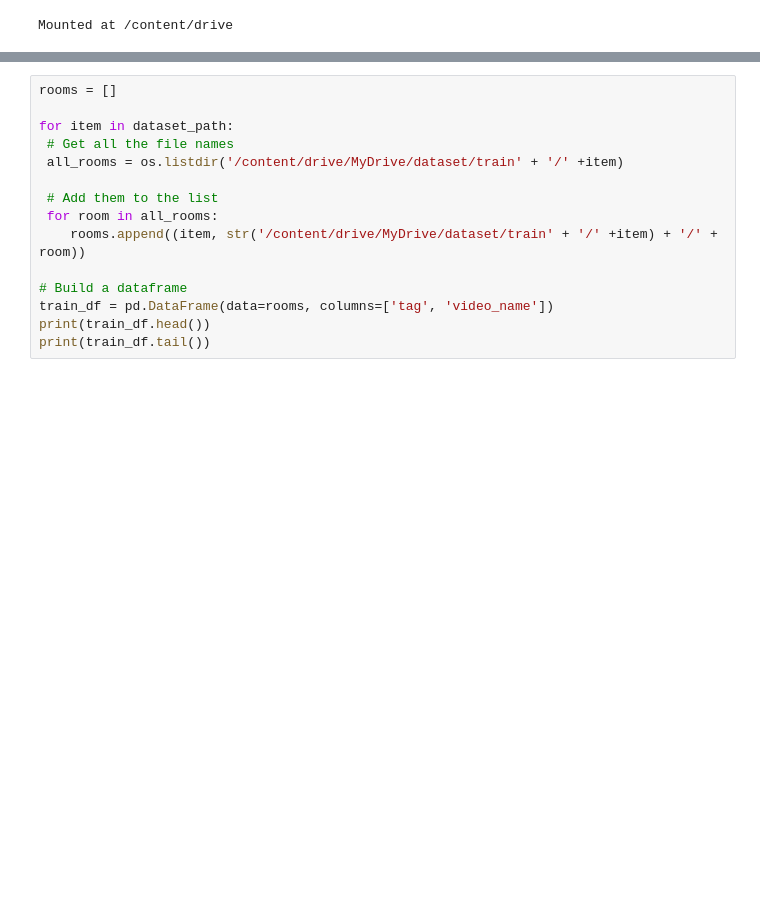
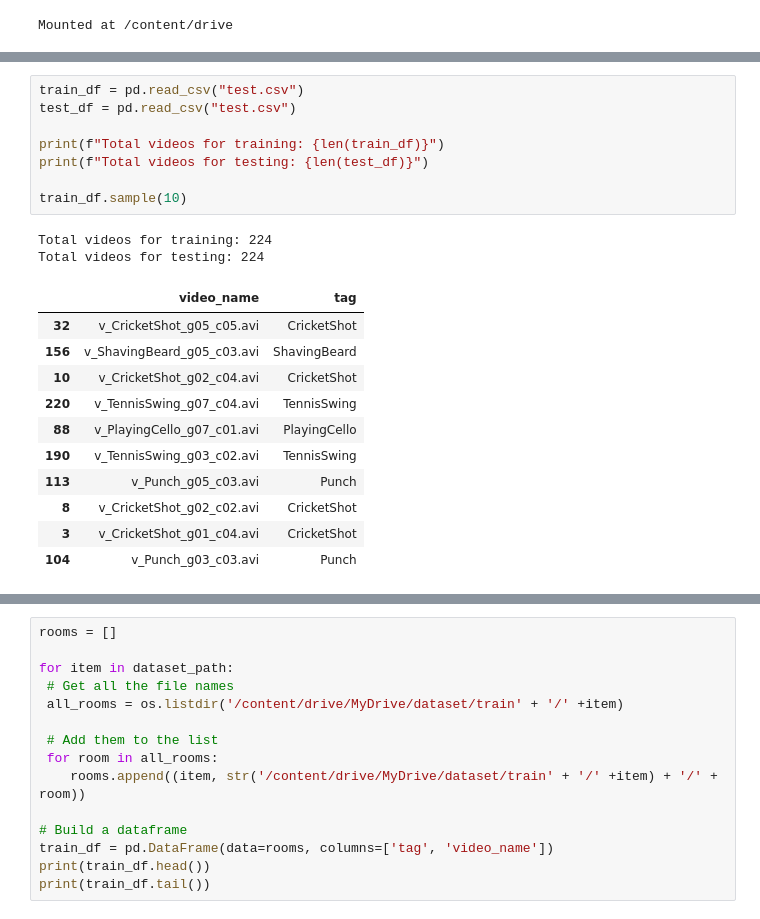
Before and after one commit to ganyiwatakunda/ObjectDetection, a Jupyter notebook: objectDetection.ipynb, the cells around one changed output, grey strips where cells are left out. Cells and saved outputs as stored; diff of their text form; blank space fills up the shorter version.

```diff
--- a/objectDetection.ipynb
+++ b/objectDetection.ipynb
@@ -20,0 +99,22 @@ Mounted at /content/drive
+# %%
+train_df = pd.read_csv("test.csv")
+test_df = pd.read_csv("test.csv")
+
+print(f"Total videos for training: {len(train_df)}")
+print(f"Total videos for testing: {len(test_df)}")
+
+train_df.sample(10)
+# %% [output]
+Total videos for training: 224
+Total videos for testing: 224
+|  | video_name | tag |
+| 32 | v_CricketShot_g05_c05.avi | CricketShot |
+| 156 | v_ShavingBeard_g05_c03.avi | ShavingBeard |
+| 10 | v_CricketShot_g02_c04.avi | CricketShot |
+| 220 | v_TennisSwing_g07_c04.avi | TennisSwing |
+| 88 | v_PlayingCello_g07_c01.avi | PlayingCello |
+| 190 | v_TennisSwing_g03_c02.avi | TennisSwing |
+| 113 | v_Punch_g05_c03.avi | Punch |
+| 8 | v_CricketShot_g02_c02.avi | CricketShot |
+| 3 | v_CricketShot_g01_c04.avi | CricketShot |
+| 104 | v_Punch_g03_c03.avi | Punch |
```
Also changed, not shown: parts of 16 cells of this notebook.
